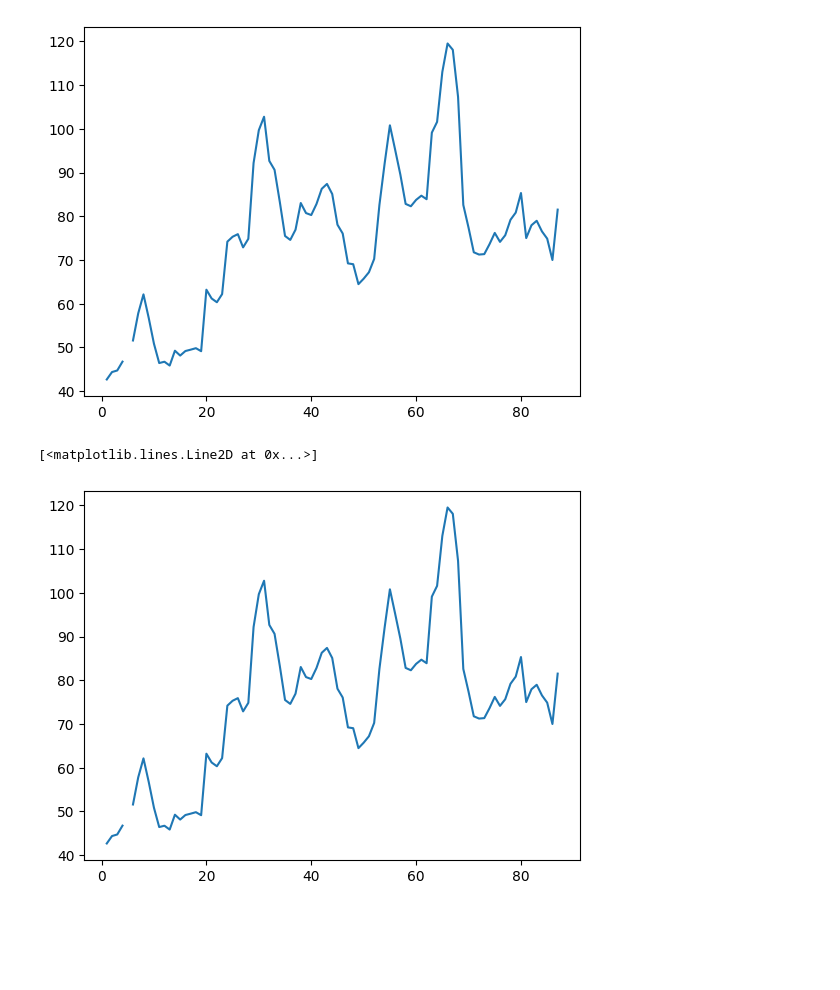
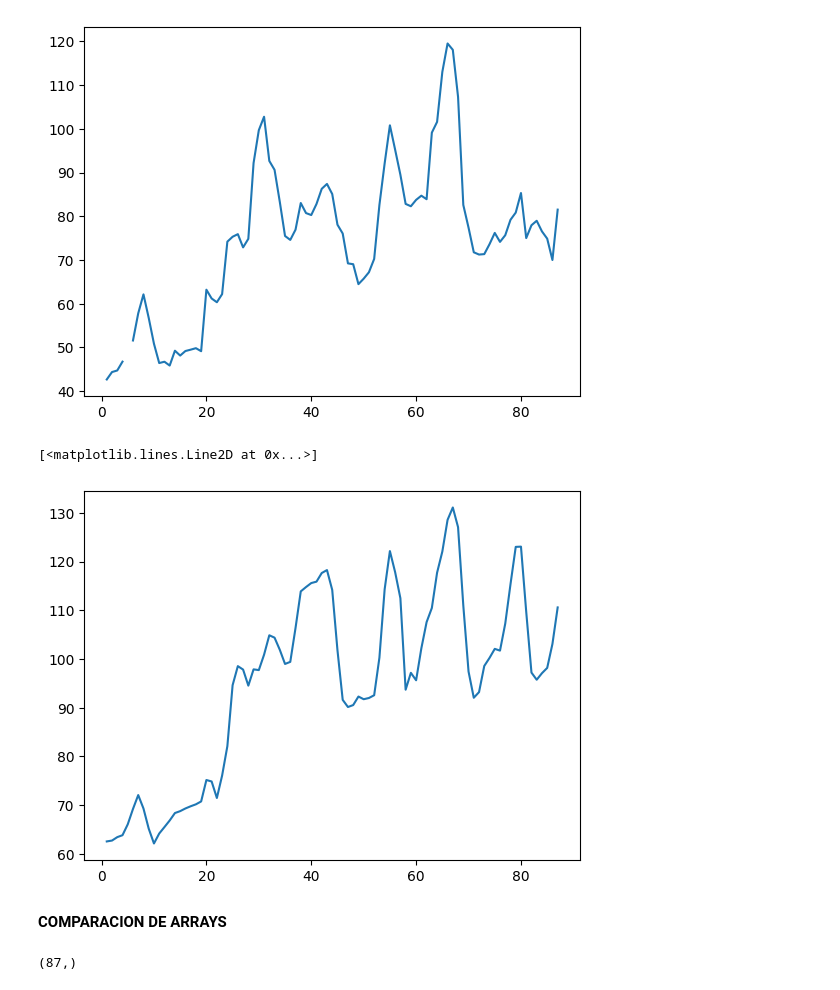
Before and after one commit to sallylpez/Numpy, a Jupyter notebook: Numpy.ipynb, the cells around one changed output. Cells and saved outputs as stored; diff of their text form; code cells hidden in the pictures; blank space fills up the shorter version.

Commit message:
Comparación entre array

```diff
--- a/Numpy.ipynb
+++ b/Numpy.ipynb
@@ -173,5 +167,17 @@ Ekaterimburgo = datos_transpuestos[:,4]
+# %%
+Moscu= precios[:,0]
+Kalinigrado = precios[:,1]
+Petesburgo = precios[:,2]
+Krasnodar = precios[:,3]
+Ekaterimburgo = precios[:,4]
 # %%
-plt.plot(fechas, Moscu, label='Moscu')
+plt.plot(fechas, Kalinigrado, label='Kalingrado')
 # %% [output]
 [<matplotlib.lines.Line2D at 0x...>]
-[figure, old version]
+[figure, new version]
+# %% [markdown]
+**COMPARACION DE ARRAYS**
+# %%
+Moscu.shape
+# %% [output]
+(87,)
```
Also changed, not shown: parts of 3 cells of this notebook.
